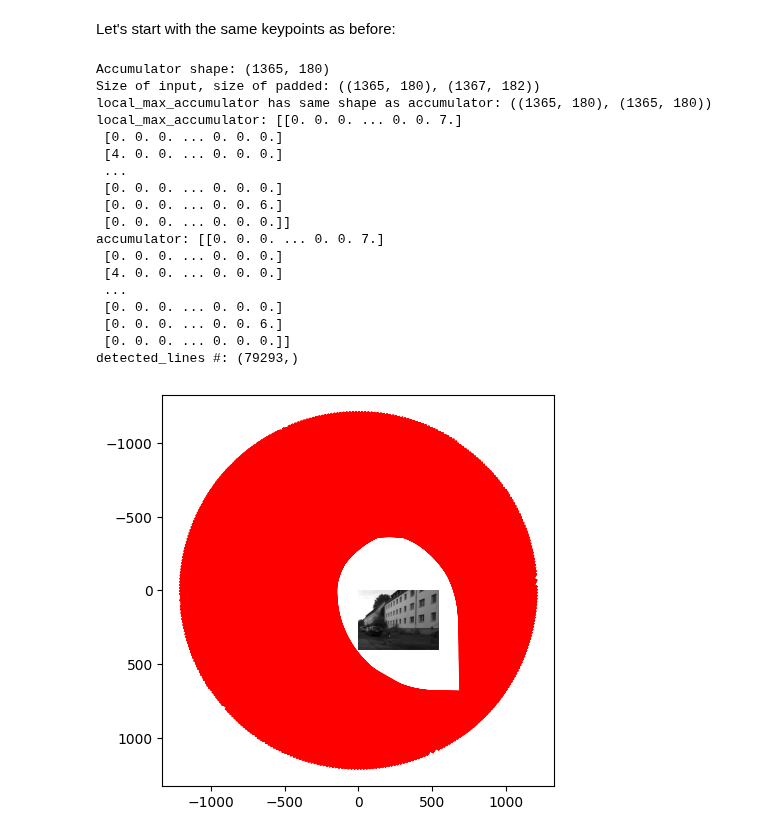
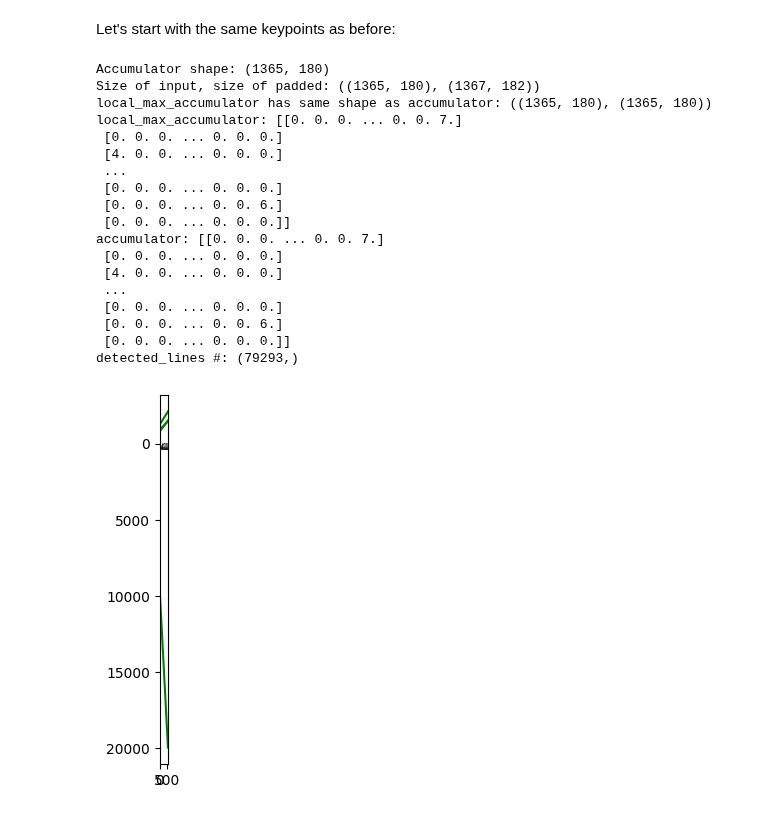
Before and after one commit to sraza-onshape/samaj-vision, a Jupyter notebook: Line-Detection/problems.ipynb, the cells around one changed output. Cells and saved outputs as stored; diff of their text form; code cells hidden in the pictures.

```diff
--- a/Line-Detection/problems.ipynb
+++ b/Line-Detection/problems.ipynb
@@ -185,7 +185,9 @@ print(f"Accumulator shape: {accumulator.shape}")
 # Voting in the accumulator array
 for point in keypoint_coords:
     for theta in np.arange(0, np.pi, theta_resolution):
-        rho = int(point[1] * np.cos(theta) + point[0] * np.sin(theta))
+        col = x_coord = point[1]
+        row = y_coord = point[0]
+        rho = int(x_coord * np.cos(theta) + y_coord * np.sin(theta))
         rho_bin = int(rho / rho_resolution)
         theta_bin = int(theta / theta_resolution)
         accumulator[rho_bin, theta_bin] += 1
@@ -203,52 +205,58 @@ detected_lines = np.where(accumulator > threshold)
 print(f"accumulator: {local_max_accumulator}")
 print(f"detected_lines #: {detected_lines[0].shape}")
 
-
-# Extract and convert detected lines to Cartesian coordinates
-detected_rho = (detected_lines[0] * rho_resolution) - max_rho
-detected_theta = detected_lines[1] * theta_resolution
+# Extract and convert a sampling of detected lines to Cartesian coordinates
+sample_indices = np.random.choice(
+    range(detected_lines[0].shape[0]),
+    size=4, replace=False  # TODO[don't use a magic number here]
+)
+detected_rho = (detected_lines[0][sample_indices] * rho_resolution) - max_rho
+detected_theta = detected_lines[1][sample_indices] * theta_resolution
 
 # Plot the image and detected lines
 # plt.subplot(121)
 plt.imshow(img_array, cmap='gray')
+
 for rho, theta in zip(detected_rho, detected_theta):
     a = np.cos(theta)
     b = np.sin(theta)
     x0 = a * rho
     y0 = b * rho
-    x1 = int(x0 + 1000 * (-b))
-    y1 = int(y0 + 1000 * (a))
-    x2 = int(x0 - 1000 * (-b))
-    y2 = int(y0 - 1000 * (a))
-    plt.plot([x1, x2], [y1, y2], color='red')
-
-plt.gcf().set_size_inches(img_array.shape[1] / 80, img_array.shape[0] / 80)
+    # find two coords on the line, to use for plotting
+    # x1 = int(x0 + 1000 * (-b))
+    # y1 = int(y0 + 1000 * (a))
+    # x2 = int(x0 - 1000 * (-b))
+    # y2 = int(y0 - 1000 * (a))
+    # ...
+    x_values = np.array([0, img_array.shape[1]])
+    y_values = (rho - (a * x_values)) / b
+    plt.plot(x_values, y_values, color='green')
 
 # # Plot the accumulator array as a 2D histogram
 # plt.subplot(122)
-# plt.imshow(accumulator, cmap='gray', extent=[0, np.pi, -max_rho, max_rho])
+# plt.imshow(local_max_accumulator, cmap='gray')
 # plt.title('Hough Transform Accumulator')
 # plt.xlabel('Theta (radians)')
 # plt.ylabel('Rho (pixels)')
 
-# plt.show()
+plt.show()
 # %% [output]
 Accumulator shape: (1365, 180)
 Size of input, size of padded: ((1365, 180), (1367, 182))
 local_max_accumulator has same shape as accumulator: ((1365, 180), (1365, 180))
 local_max_accumulator: [[0. 0. 0. ... 0. 0. 7.]
  [0. 0. 0. ... 0. 0. 0.]
  [4. 0. 0. ... 0. 0. 0.]
  ...
  [0. 0. 0. ... 0. 0. 0.]
  [0. 0. 0. ... 0. 0. 6.]
  [0. 0. 0. ... 0. 0. 0.]]
 accumulator: [[0. 0. 0. ... 0. 0. 7.]
  [0. 0. 0. ... 0. 0. 0.]
  [4. 0. 0. ... 0. 0. 0.]
  ...
  [0. 0. 0. ... 0. 0. 0.]
  [0. 0. 0. ... 0. 0. 6.]
  [0. 0. 0. ... 0. 0. 0.]]
 detected_lines #: (79293,)
-[figure, old version]
+[figure, new version]
```
Also changed, not shown: parts of 2 cells of this notebook, 1 other file.
